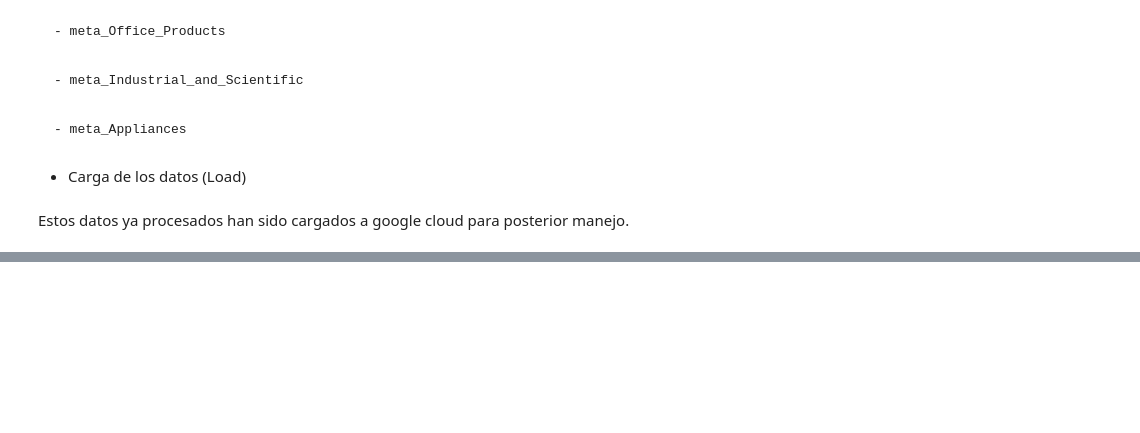
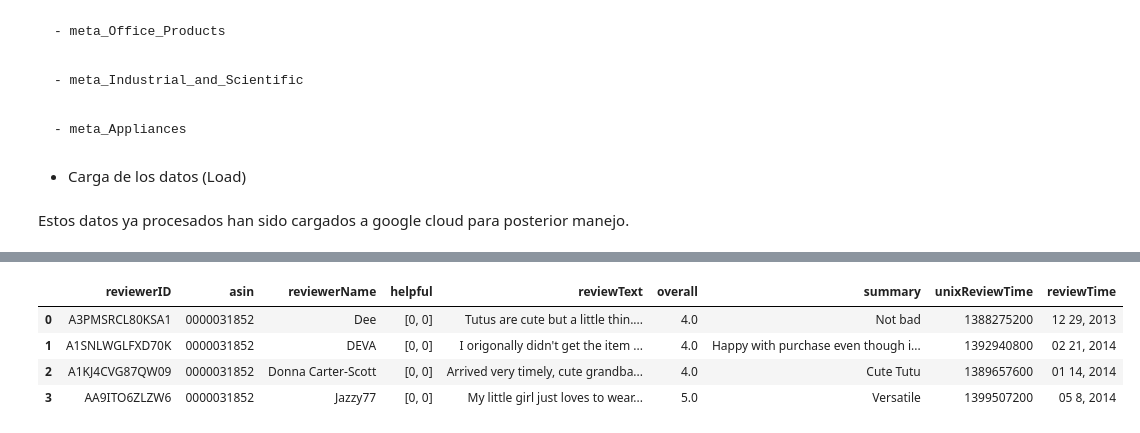
Before and after one commit to AlejandroManrrique/Amazon-Reviews, a Jupyter notebook: ETL.ipynb, the cells around one changed output, grey strips where cells are left out. Cells and saved outputs as stored; diff of their text form; code cells hidden in the pictures; blank space fills up the shorter version.

```diff
--- a/ETL.ipynb
+++ b/ETL.ipynb
@@ -912,0 +1127,15 @@ Estos datos ya procesados han sido cargados a google cloud para posterior manejo
+# %%
+# URL del archivo comprimido
+url = "http://snap.stanford.edu/data/amazon/productGraph/categoryFiles/reviews_Toys_and_Games.json.gz"
+
+# Descarga el archivo y lo guarda localmente como 'reviews_Sports_and_Outdoors_5.json.gz'
+urllib.request.urlretrieve(url, 'reviews_Toys_and_Games.json.gz')
+
+# Abre el archivo comprimido y carga los datos en un DataFrame
+with gzip.open('reviews_Toys_and_Games.json.gz', 'rt', encoding='utf-8') as file:
+    data = [json.loads(line) for line in file]
+
+# Crea el DataFrame
+toys_df = pd.DataFrame(data)
+
+# Ahora, sports_df contiene los datos del archivo JSON en un DataFrame de Pandas
@@ -912,0 +1211,22 @@ Estos datos ya procesados han sido cargados a google cloud para posterior manejo
+# %%
+data0 = []
+
+# Abre el json y lee por linea
+with open('reviews_Sports_and_Outdoors.json', 'r') as file:
+    for line in file:
+
+        data0.append(json.loads(line))
+
+# Ahora contiene una lista de diccionarios
+
+
+# Convert the list of dictionaries to a DataFrame
+Sports = pd.DataFrame(data0)
+# %%
+Sports.head(4)
+# %% [output]
+|  | reviewerID | asin | reviewerName | helpful | reviewText | overall | summary | unixReviewTime | reviewTime |
+| 0 | A3PMSRCL80KSA1 | 0000031852 | Dee | [0, 0] | Tutus are cute but a little thin.... | 4.0 | Not bad | 1388275200 | 12 29, 2013 |
+| 1 | A1SNLWGLFXD70K | 0000031852 | DEVA | [0, 0] | I origonally didn't get the item ... | 4.0 | Happy with purchase even though i... | 1392940800 | 02 21, 2014 |
+| 2 | A1KJ4CVG87QW09 | 0000031852 | Donna Carter-Scott | [0, 0] | Arrived very timely, cute grandba... | 4.0 | Cute Tutu | 1389657600 | 01 14, 2014 |
+| 3 | AA9ITO6ZLZW6 | 0000031852 | Jazzy77 | [0, 0] | My little girl just loves to wear... | 5.0 | Versatile | 1399507200 | 05 8, 2014 |
```
Also changed, not shown: parts of 215 cells of this notebook.
